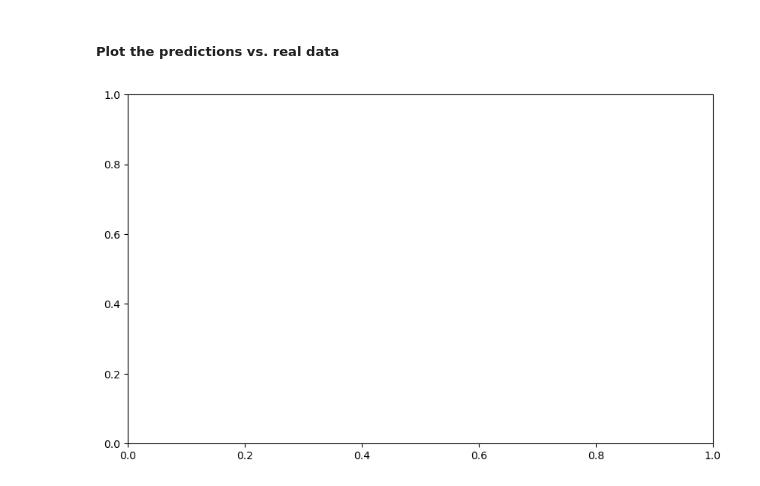
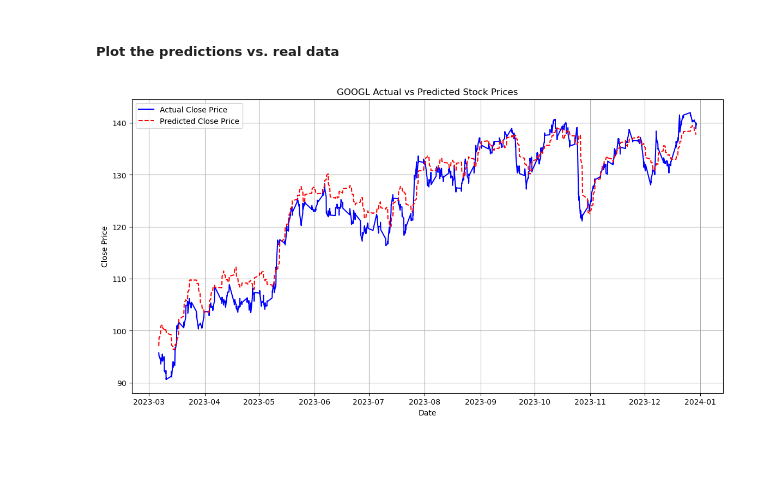
Before and after one commit to JaMoTh-AI/Deep-Portfolio-Optimization, a Jupyter notebook: plotter.ipynb, the cells around one changed output. Cells and saved outputs as stored; diff of their text form; code cells hidden in the pictures; blank space fills up the shorter version.

```diff
--- a/plotter.ipynb
+++ b/plotter.ipynb
@@ -255,35 +255,32 @@ preds = predict_stock_prices(stock, model_path, data_timeinterval, data, n_lags,
 # %%
 def plot_stock_prediction(data, ticker, start_date=None, end_date=None):
     """
-    Plots the actual and predicted stock prices for a given stock.
+    Plots the actual and predicted stock prices.
 
     Parameters:
-    data (pd.DataFrame): DataFrame containing both actual and predicted stock prices with 'Date', 'Close', and 'Predicted Close' columns.
+    actual_data (pd.DataFrame): DataFrame containing the actual stock prices with 'Date' and 'Close' columns.
+    predicted_data (pd.DataFrame): DataFrame containing the predicted stock prices with 'Date' and 'Predicted_Close' columns.
     ticker (str): The stock ticker symbol.
-    start_date (str, optional): Start date for the plot in 'YYYY-MM-DD' format. Default is None.
-    end_date (str, optional): End date for the plot in 'YYYY-MM-DD' format. Default is None.
+    start_date (str): Start date for the plot in 'YYYY-MM-DD' format.
+    end_date (str): End date for the plot in 'YYYY-MM-DD' format.
     """
     # Filter data based on the date range
     if start_date and end_date:
         data = data[(data['Date'] >= start_date) & (data['Date'] <= end_date)]
 
     # Plot actual vs predicted
-    fig, ax = plt.subplots(figsize=(10, 6))
+    plt.figure(figsize=(14, 7))
+    plt.plot(data.index, data['Close'], label='Actual Close Price', color='blue')
+    plt.plot(data.index, data['Predicted Close'], label='Predicted Close Price', color='red', linestyle='--')
 
-    def update(frame):
-        plt.plot(data.index, data['Close'], label='Actual Close Price', color='blue')
-        plt.plot(data.index, data['Predicted Close'], label='Predicted Close Price', color='red', linestyle='--')
-
-        # Adding titles and labels
-        plt.title(f'{ticker} Actual vs Predicted Stock Prices')
-        plt.xlabel('Date')
-        plt.ylabel('Close Price')
-        plt.legend()
-        plt.grid(True)
-
-    ani = FuncAnimation(fig, update, frames=1000, interval=100)
+    # Adding titles and labels
+    plt.title(f'{ticker} Actual vs Predicted Stock Prices')
+    plt.xlabel('Date')
+    plt.ylabel('Close Price')
+    plt.legend()
+    plt.grid(True)
     plt.show()
 
 plot_stock_prediction(preds, stock, start_date=None, end_date=None)
 # %% [output]
-[figure, old version]
+[figure, new version]
```
